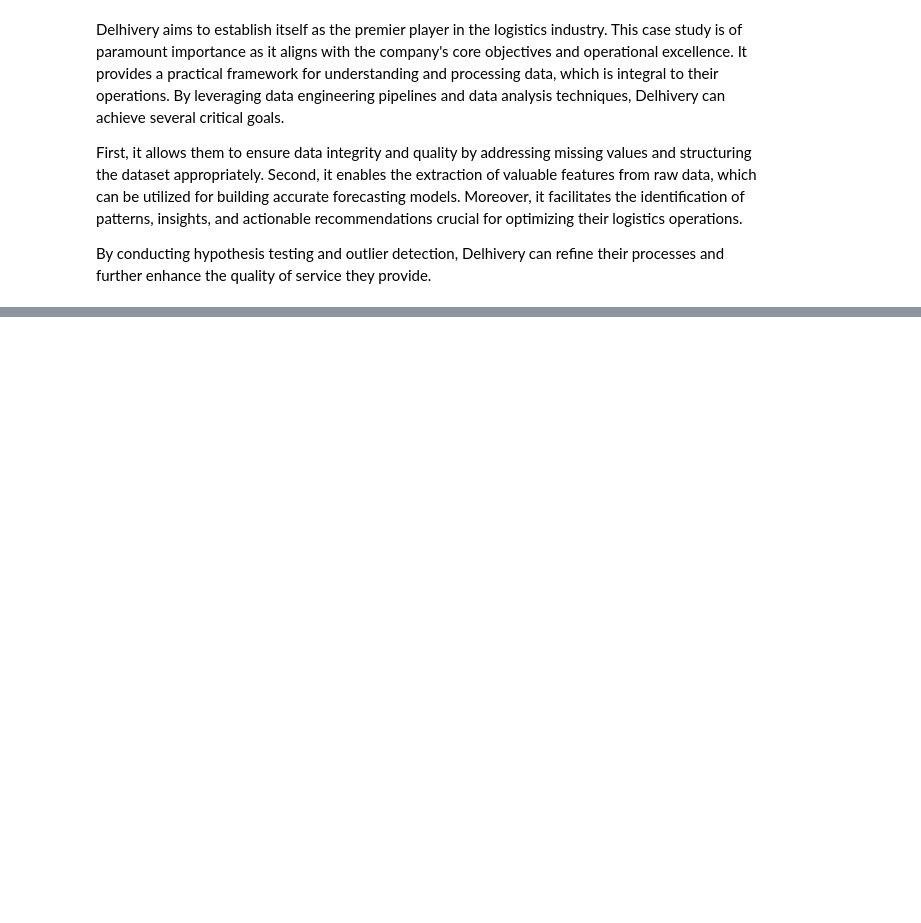
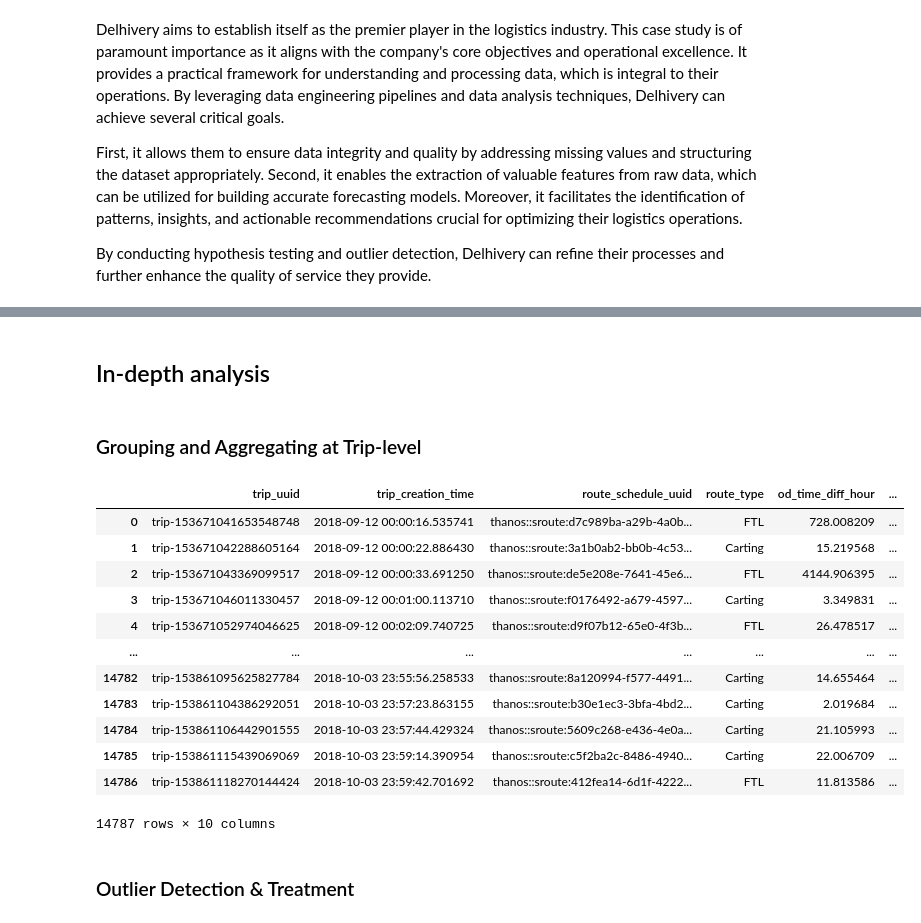
Before and after one commit to darshan-ds/delhivery_feature_engineering, a Jupyter notebook: delhivery_feature_engineering.ipynb, the cells around one changed output, grey strips where cells are left out. Cells and saved outputs as stored; diff of their text form; code cells hidden in the pictures; blank space fills up the shorter version.

```diff
--- a/delhivery_feature_engineering.ipynb
+++ b/delhivery_feature_engineering.ipynb
@@ -17,0 +295,4 @@ By conducting hypothesis testing and outlier detection, Delhivery can refine the
+# %%
+# Split and extract features from `source_name` - City, Place, Code and State
+
+df[['source_city', 'source_place', 'source_code', 'source_state']] = df['source_name'].str.extract(r'([^_]+)_([^_]+)_([^ ]+) \(([^)]+)\)')
@@ -17,0 +323,4 @@ By conducting hypothesis testing and outlier detection, Delhivery can refine the
+# %% [markdown]
+## In-depth analysis
+# %% [markdown]
+### Grouping and Aggregating at Trip-level
@@ -17,0 +345,18 @@ By conducting hypothesis testing and outlier detection, Delhivery can refine the
+# %%
+df_trip
+# %% [output]
+|  | trip_uuid | trip_creation_time | route_schedule_uuid | route_type | od_time_diff_hour | ... |
+| 0 | trip-153671041653548748 | 2018-09-12 00:00:16.535741 | thanos::sroute:d7c989ba-a29b-4a0b... | FTL | 728.008209 | ... |
+| 1 | trip-153671042288605164 | 2018-09-12 00:00:22.886430 | thanos::sroute:3a1b0ab2-bb0b-4c53... | Carting | 15.219568 | ... |
+| 2 | trip-153671043369099517 | 2018-09-12 00:00:33.691250 | thanos::sroute:de5e208e-7641-45e6... | FTL | 4144.906395 | ... |
+| 3 | trip-153671046011330457 | 2018-09-12 00:01:00.113710 | thanos::sroute:f0176492-a679-4597... | Carting | 3.349831 | ... |
+| 4 | trip-153671052974046625 | 2018-09-12 00:02:09.740725 | thanos::sroute:d9f07b12-65e0-4f3b... | FTL | 26.478517 | ... |
+| ... | ... | ... | ... | ... | ... | ... |
+| 14782 | trip-153861095625827784 | 2018-10-03 23:55:56.258533 | thanos::sroute:8a120994-f577-4491... | Carting | 14.655464 | ... |
+| 14783 | trip-153861104386292051 | 2018-10-03 23:57:23.863155 | thanos::sroute:b30e1ec3-3bfa-4bd2... | Carting | 2.019684 | ... |
+| 14784 | trip-153861106442901555 | 2018-10-03 23:57:44.429324 | thanos::sroute:5609c268-e436-4e0a... | Carting | 21.105993 | ... |
+| 14785 | trip-153861115439069069 | 2018-10-03 23:59:14.390954 | thanos::sroute:c5f2ba2c-8486-4940... | Carting | 22.006709 | ... |
+| 14786 | trip-153861118270144424 | 2018-10-03 23:59:42.701692 | thanos::sroute:412fea14-6d1f-4222... | FTL | 11.813586 | ... |
+14787 rows × 10 columns
+# %% [markdown]
+### Outlier Detection & Treatment
```
Also changed, not shown: parts of 72 cells of this notebook, 2 other files.
